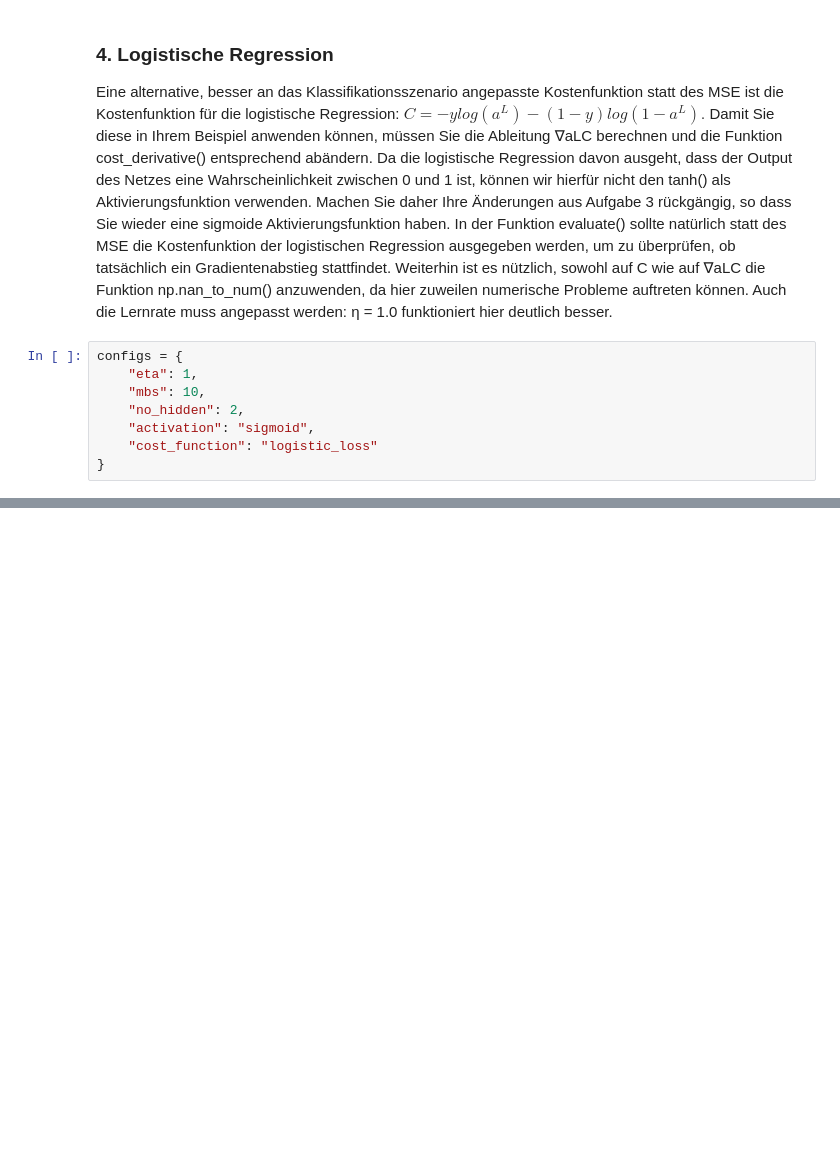
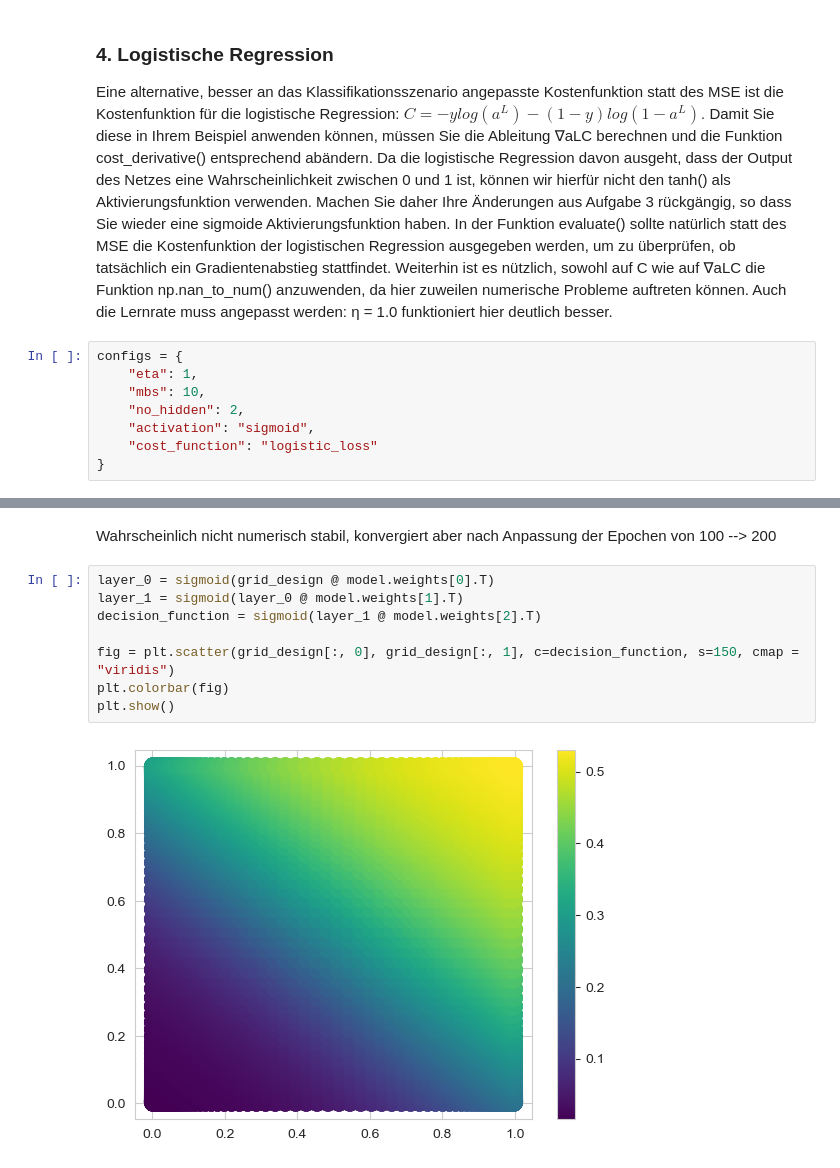
Before and after one commit to flnat/DeepLearning, a Jupyter notebook: Blatt_1/Aufgabe_1.ipynb, the cells around one changed output, grey strips where cells are left out. Drawn from its saved outputs; the diff is of its cells as text; blank space fills up the shorter version.

```diff
--- a/Blatt_1/Aufgabe_1.ipynb
+++ b/Blatt_1/Aufgabe_1.ipynb
@@ -329,0 +284,12 @@ Text(0.5, 1.0, 'Accuracy')
+# %% [markdown]
+Wahrscheinlich nicht numerisch stabil, konvergiert aber nach Anpassung der Epochen von 100 --> 200
+# %%
+layer_0 = sigmoid(grid_design @ model.weights[0].T)
+layer_1 = sigmoid(layer_0 @ model.weights[1].T)
+decision_function = sigmoid(layer_1 @ model.weights[2].T)
+
+fig = plt.scatter(grid_design[:, 0], grid_design[:, 1], c=decision_function, s=150, cmap = "viridis")
+plt.colorbar(fig)
+plt.show()
+# %% [output]
+[figure, added]
```
Also changed, not shown: parts of 14 cells of this notebook.
